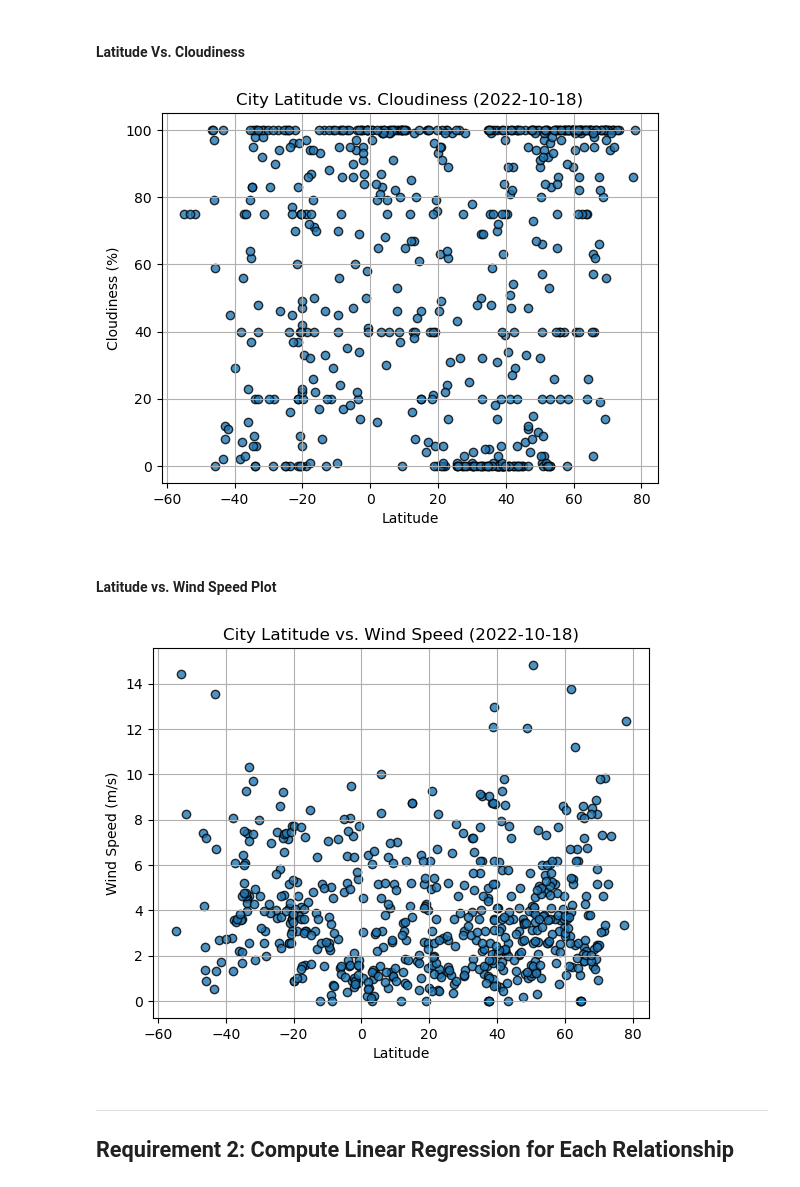
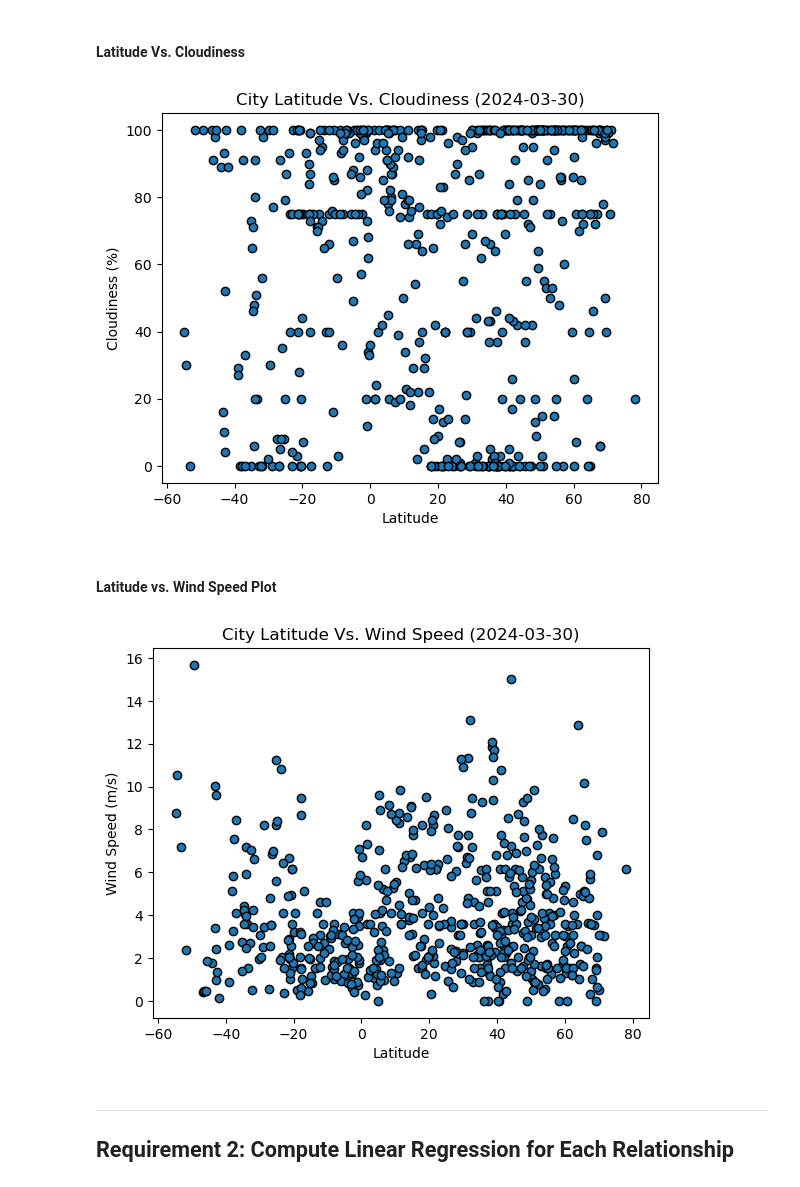
Before and after one commit to bburwinkel0721/Weather-Vacation-API-Challenge, a Jupyter notebook: python_api_challenge/WeatherPy.ipynb, the cells around one changed output. Saved outputs shown, nothing was run; the diff lists cells and outputs as text; code cells hidden in the pictures.

```diff
--- a/python_api_challenge/WeatherPy.ipynb
+++ b/python_api_challenge/WeatherPy.ipynb
@@ -221,10 +333,16 @@ plt.show()
 #### Latitude Vs. Cloudiness
 # %%
 # Build the scatter plots for latitude vs. cloudiness
-# YOUR CODE HERE
+x_axis = city_data_df['Lat']
+y_axis = city_data_df['Cloudiness']
+fig, ax = plt.subplots()
+ax.scatter(x_axis, y_axis, edgecolors='black')
+
 
 # Incorporate the other graph properties
-# YOUR CODE HERE
+ax.set_xlabel('Latitude')
+ax.set_ylabel('Cloudiness (%)')
+ax.set_title('City Latitude Vs. Cloudiness (2024-03-30)')
 
 # Save the figure
 plt.savefig("output_data/Fig3.png")
@@ -232,23 +350,28 @@ plt.savefig("output_data/Fig3.png")
 # Show plot
 plt.show()
 # %% [output]
-[figure, old version]
+[figure, new version]
 # %% [markdown]
 #### Latitude vs. Wind Speed Plot
 # %%
 # Build the scatter plots for latitude vs. wind speed
-# YOUR CODE HERE
+x_axis = city_data_df['Lat']
+y_axis = city_data_df['Wind Speed']
+fig, ax = plt.subplots()
+ax.scatter(x_axis, y_axis, edgecolors='black')
 
 # Incorporate the other graph properties
-# YOUR CODE HERE
+ax.set_xlabel('Latitude')
+ax.set_ylabel('Wind Speed (m/s)')
+ax.set_title('City Latitude Vs. Wind Speed (2024-03-30)')
 
 # Save the figure
 plt.savefig("output_data/Fig4.png")
 
 # Show plot
 plt.show()
 # %% [output]
-[figure, old version]
+[figure, new version]
 # %% [markdown]
 ---
 
```
Also changed, not shown: parts of 9 cells of this notebook, 7 other files.
